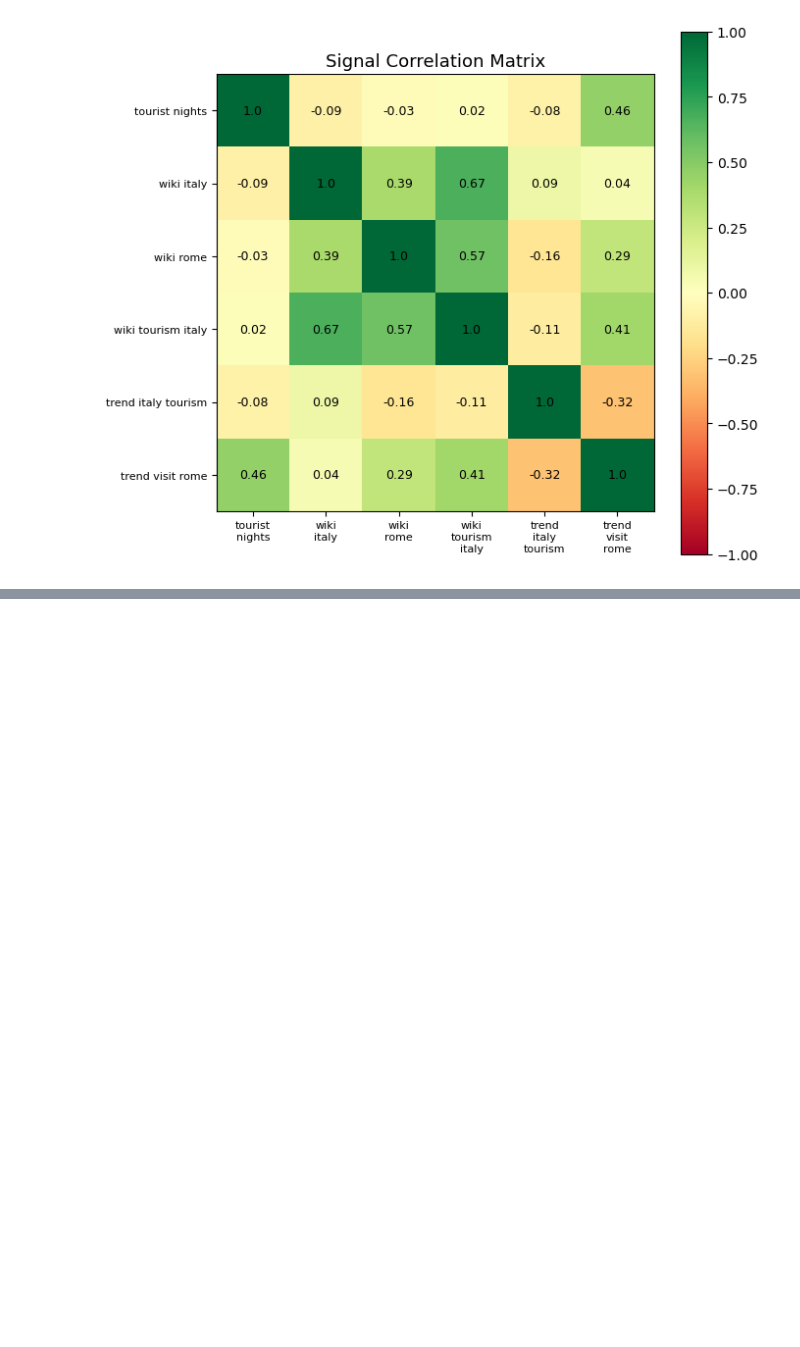
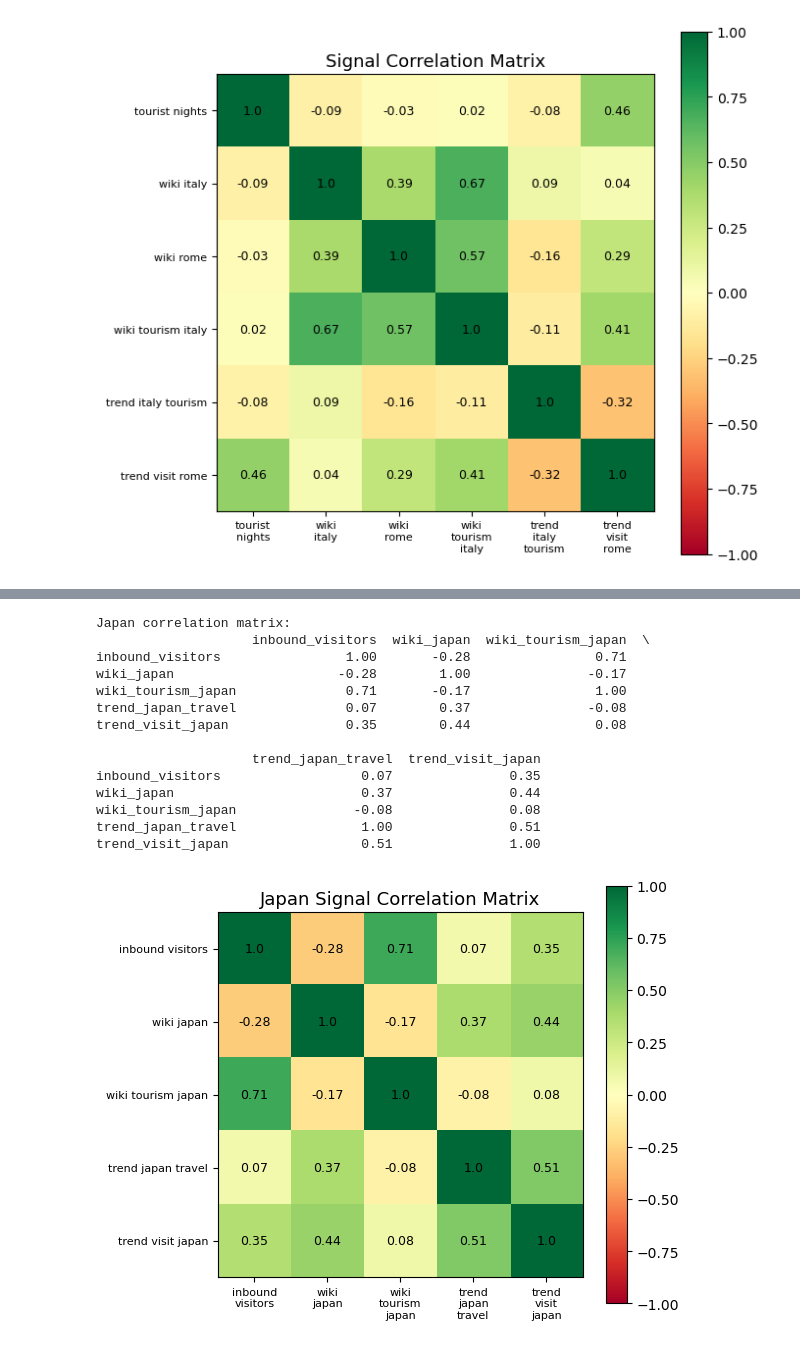
Before and after one commit to cniq182/viral-tourism-resilience, a Jupyter notebook: explore_panel.ipynb, the cells around one changed output, grey strips where cells are left out. Cells and saved outputs as stored; diff of their text form; code cells hidden in the pictures; blank space fills up the shorter version.

```diff
--- a/explore_panel.ipynb
+++ b/explore_panel.ipynb
@@ -102,0 +154,33 @@ trend_visit_rome                   0.41                -0.32              1.00
+# %%
+# Correlation matrix — Japan signals
+cols = ["inbound_visitors", "wiki_japan", "wiki_tourism_japan", "trend_japan_travel", "trend_visit_japan"]
+corr = jp[cols].corr().round(2)
+print("Japan correlation matrix:")
+print(corr)
+
+fig, ax = plt.subplots(figsize=(6, 5))
+im = ax.imshow(corr, cmap="RdYlGn", vmin=-1, vmax=1)
+plt.colorbar(im, ax=ax)
+ax.set_xticks(range(len(cols))); ax.set_xticklabels([c.replace("_", "\n") for c in cols], fontsize=8)
+ax.set_yticks(range(len(cols))); ax.set_yticklabels([c.replace("_", " ") for c in cols], fontsize=8)
+for i in range(len(cols)):
+    for j in range(len(cols)):
+        ax.text(j, i, str(corr.iloc[i, j]), ha="center", va="center", fontsize=9)
+ax.set_title("Japan Signal Correlation Matrix", fontsize=13)
+plt.tight_layout(); plt.show()
+# %% [output]
+Japan correlation matrix:
+                    inbound_visitors  wiki_japan  wiki_tourism_japan  \
+inbound_visitors                1.00       -0.28                0.71
+wiki_japan                     -0.28        1.00               -0.17
+wiki_tourism_japan              0.71       -0.17                1.00
+trend_japan_travel              0.07        0.37               -0.08
+trend_visit_japan               0.35        0.44                0.08
+
+                    trend_japan_travel  trend_visit_japan
+inbound_visitors                  0.07               0.35
+wiki_japan                        0.37               0.44
+wiki_tourism_japan               -0.08               0.08
+trend_japan_travel                1.00               0.51
+trend_visit_japan                 0.51               1.00
+[figure, added]
```
Also changed, not shown: parts of 4 cells of this notebook, 9 other files.
